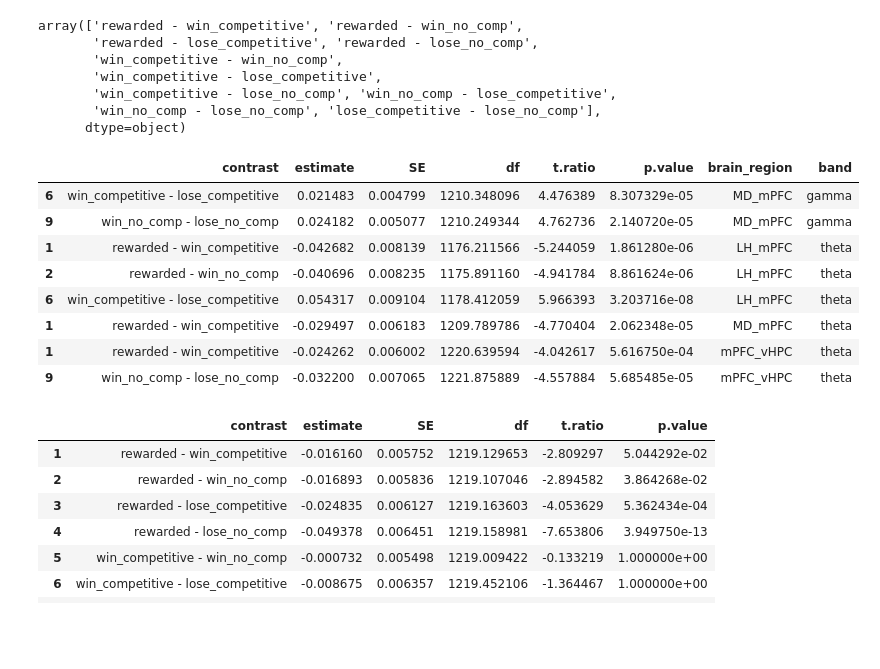
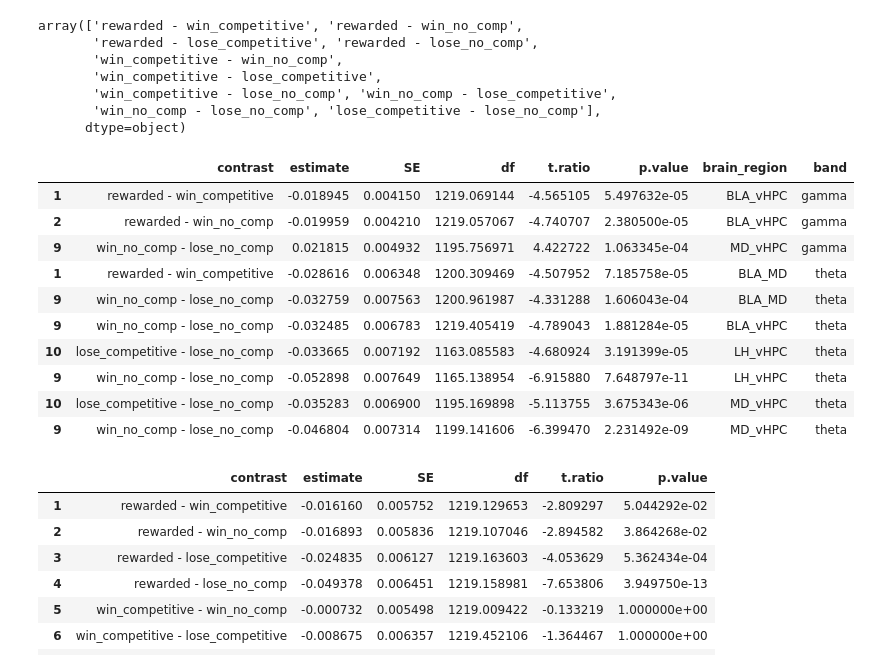
Before and after one commit to padillacoreanolab/reward_comp_ext, a Jupyter notebook: results/2024_06_16_spectral_preprocessing/12_rce3_cluster_parsing_combined_comp.ipynb, the cells around one changed output. Cells and saved outputs as stored; diff of their text form; code cells hidden in the pictures; blank space fills up the shorter version.

```diff
--- a/results/2024_06_16_spectral_preprocessing/12_rce3_cluster_parsing_combined_comp.ipynb
+++ b/results/2024_06_16_spectral_preprocessing/12_rce3_cluster_parsing_combined_comp.ipynb
@@ -1454,17 +1585,19 @@ good_contrasts = ['rewarded - win_competitive', 'rewarded - win_no_comp',
        'win_competitive - lose_competitive',
        'win_no_comp - lose_no_comp', 'lose_competitive - lose_no_comp']
 # %%
-all_significance_df[(all_significance_df["p.value"] <= 0.001) & (all_significance_df["contrast"].isin(good_contrasts)) & (all_significance_df["brain_region"].str.contains("mPFC"))].sort_values(by=["band", "brain_region", "contrast"])
+all_significance_df[(all_significance_df["p.value"] <= 0.001) & (all_significance_df["contrast"].isin(good_contrasts)) & (~all_significance_df["brain_region"].str.contains("mPFC"))].sort_values(by=["band", "brain_region", "contrast"])
 # %% [output]
 |  | contrast | estimate | SE | df | t.ratio | p.value | brain_region | band |
-| 6 | win_competitive - lose_competitive | 0.021483 | 0.004799 | 1210.348096 | 4.476389 | 8.307329e-05 | MD_mPFC | gamma |
-| 9 | win_no_comp - lose_no_comp | 0.024182 | 0.005077 | 1210.249344 | 4.762736 | 2.140720e-05 | MD_mPFC | gamma |
-| 1 | rewarded - win_competitive | -0.042682 | 0.008139 | 1176.211566 | -5.244059 | 1.861280e-06 | LH_mPFC | theta |
-| 2 | rewarded - win_no_comp | -0.040696 | 0.008235 | 1175.891160 | -4.941784 | 8.861624e-06 | LH_mPFC | theta |
-| 6 | win_competitive - lose_competitive | 0.054317 | 0.009104 | 1178.412059 | 5.966393 | 3.203716e-08 | LH_mPFC | theta |
-| 1 | rewarded - win_competitive | -0.029497 | 0.006183 | 1209.789786 | -4.770404 | 2.062348e-05 | MD_mPFC | theta |
-| 1 | rewarded - win_competitive | -0.024262 | 0.006002 | 1220.639594 | -4.042617 | 5.616750e-04 | mPFC_vHPC | theta |
-| 9 | win_no_comp - lose_no_comp | -0.032200 | 0.007065 | 1221.875889 | -4.557884 | 5.685485e-05 | mPFC_vHPC | theta |
+| 1 | rewarded - win_competitive | -0.018945 | 0.004150 | 1219.069144 | -4.565105 | 5.497632e-05 | BLA_vHPC | gamma |
+| 2 | rewarded - win_no_comp | -0.019959 | 0.004210 | 1219.057067 | -4.740707 | 2.380500e-05 | BLA_vHPC | gamma |
+| 9 | win_no_comp - lose_no_comp | 0.021815 | 0.004932 | 1195.756971 | 4.422722 | 1.063345e-04 | MD_vHPC | gamma |
+| 1 | rewarded - win_competitive | -0.028616 | 0.006348 | 1200.309469 | -4.507952 | 7.185758e-05 | BLA_MD | theta |
+| 9 | win_no_comp - lose_no_comp | -0.032759 | 0.007563 | 1200.961987 | -4.331288 | 1.606043e-04 | BLA_MD | theta |
+| 9 | win_no_comp - lose_no_comp | -0.032485 | 0.006783 | 1219.405419 | -4.789043 | 1.881284e-05 | BLA_vHPC | theta |
+| 10 | lose_competitive - lose_no_comp | -0.033665 | 0.007192 | 1163.085583 | -4.680924 | 3.191399e-05 | LH_vHPC | theta |
+| 9 | win_no_comp - lose_no_comp | -0.052898 | 0.007649 | 1165.138954 | -6.915880 | 7.648797e-11 | LH_vHPC | theta |
+| 10 | lose_competitive - lose_no_comp | -0.035283 | 0.006900 | 1195.169898 | -5.113755 | 3.675343e-06 | MD_vHPC | theta |
+| 9 | win_no_comp - lose_no_comp | -0.046804 | 0.007314 | 1199.141606 | -6.399470 | 2.231492e-09 | MD_vHPC | theta |
 # %%
 all_significance_csv[0]
 # %% [output]
```
Also changed, not shown: parts of 5 cells of this notebook, 1 other file.
